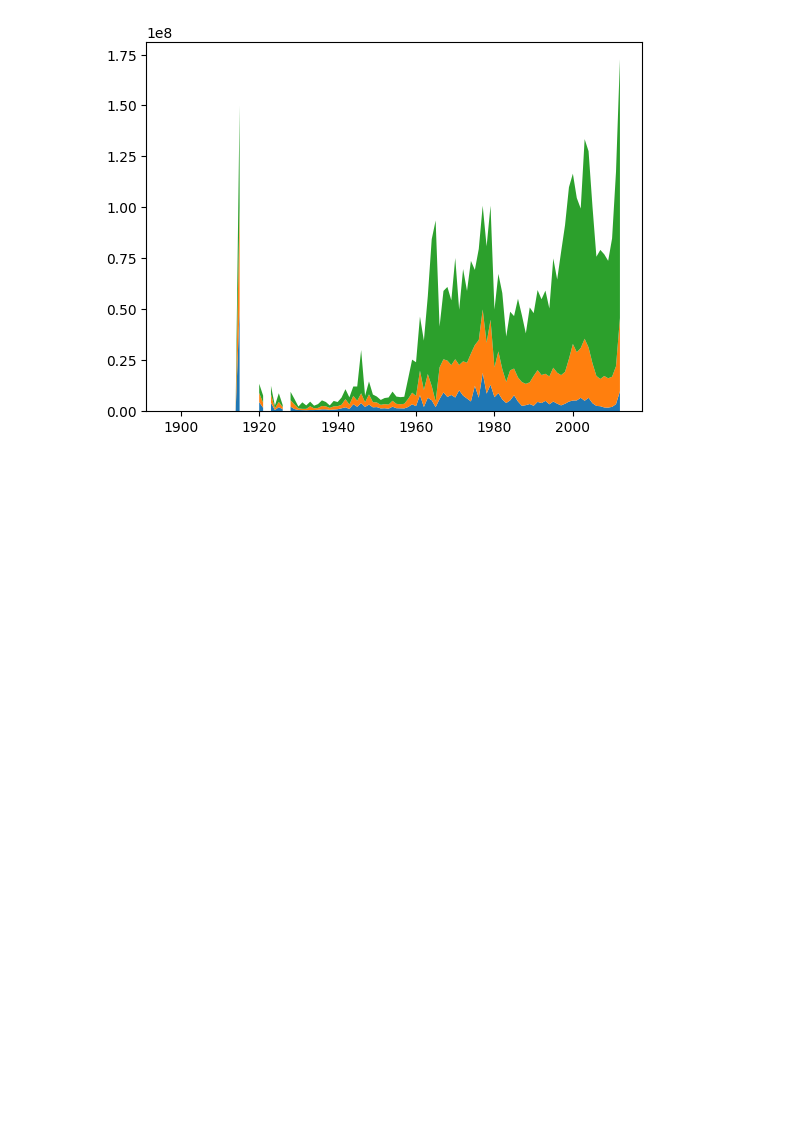
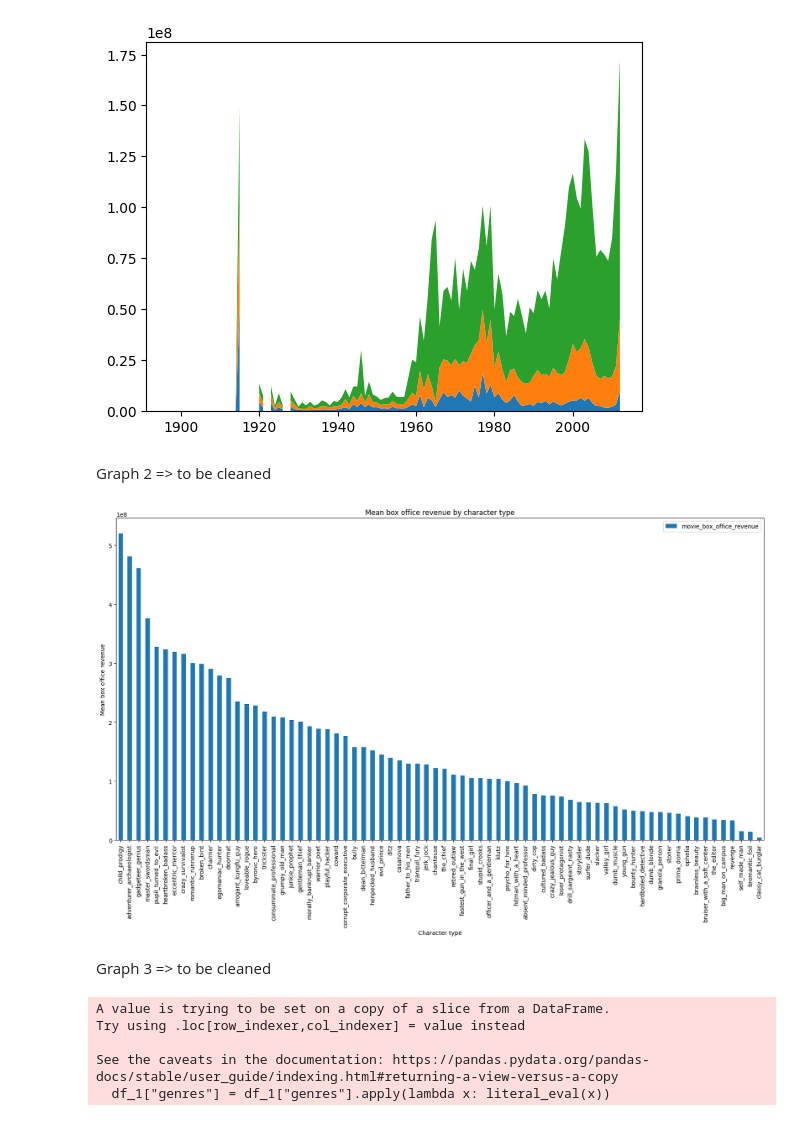
Before and after one commit to epfl-ada/ada-2022-project-r4d4r, a Jupyter notebook: R1.ipynb, the cells around one changed output. Drawn from its saved outputs; the diff is of its cells as text; code cells hidden in the pictures; blank space fills up the shorter version.

Commit message:
clean moi ca Blanche

```diff
--- a/R1.ipynb
+++ b/R1.ipynb
@@ -32,3 +38,53 @@ plt.stackplot(stats.index, a, b, c, labels=["25%", "50%", "75%"])
 plt.show()
 # %% [output]
 [figure]
+# %% [markdown]
+Graph 2 => to be cleaned
+# %%
+#### Character type
+COLOMNS_NAMES_TV_TROPES = [
+    "character_type",
+    "object"
+]
+df_tvtropes = pd.read_csv(FOLDER_PATH + 'tvtropes.clusters.txt', sep='\t', header=None, names=COLOMNS_NAMES_TV_TROPES)
+
+# Treats the object column to turn it into multiple columns
+df_tvtropes["character_name"] = df_tvtropes.apply(lambda x: json.loads(x["object"])["char"], axis=1)
+df_tvtropes["movie_name"] = df_tvtropes.apply(lambda x: json.loads(x["object"])["movie"], axis=1)
+df_tvtropes["freebase_id"] = df_tvtropes.apply(lambda x: json.loads(x["object"])["id"], axis=1)
+df_tvtropes["actor_name"] = df_tvtropes.apply(lambda x: json.loads(x["object"])["actor"], axis=1)
+df_tvtropes.drop("object", axis=1, inplace=True)
+
+df_tvtropes.head()
+
+# We remove the movies with no box office value (removed 27030 movies) 34617-7587=27030
+df_box_office = df[df["movie_box_office_revenue"].notna()]
+df_character_type = df_tvtropes.copy()
+
+# We add the box office revenue for each movie in the character type dataframe
+df_character_type["movie_box_office_revenue"] = df_character_type["movie_name"].apply(lambda movie_name: df_box_office[df_box_office["movie_name"] == movie_name]["movie_box_office_revenue"].values)
+df_character_type["movie_box_office_revenue"] = df_character_type["movie_box_office_revenue"].apply(lambda x: x[0] if len(x) > 0 else 0)
+#TODO: drop movies with 0 as box office_revenue
+
+# We group the dataframe by character type and take the mean of the box office revenue
+df_character_type = df_character_type.groupby("character_type")
+plt = df_character_type.mean().sort_values("movie_box_office_revenue", ascending=False).plot(kind="bar", figsize=(20, 10))
+plt.set_xlabel("Character type")
+plt.set_ylabel("Mean box office revenue")
+plt.set_title("Mean box office revenue by character type")
+plt.get_figure().savefig("mean_box_office_revenue_by_character_type.png")
+plt.get_figure().show()
+# %% [output]
+[figure, added]
+# %% [markdown]
+Graph 3 => to be cleaned
+# %%
+df_1 = df_r1[["movie_box_office_revenue", "genres"]]
+df_1["genres"] = df_1["genres"].apply(lambda x: literal_eval(x))
+b = df_1.explode("genres").groupby("genres").sum().sort_values("movie_box_office_revenue", ascending=False)
+# %% [output]
+A value is trying to be set on a copy of a slice from a DataFrame.
+Try using .loc[row_indexer,col_indexer] = value instead
+
+See the caveats in the documentation: https://pandas.pydata.org/pandas-docs/stable/user_guide/indexing.html#returning-a-view-versus-a-copy
+  df_1["genres"] = df_1["genres"].apply(lambda x: literal_eval(x))
```
Also changed, not shown: parts of 12 cells of this notebook.
